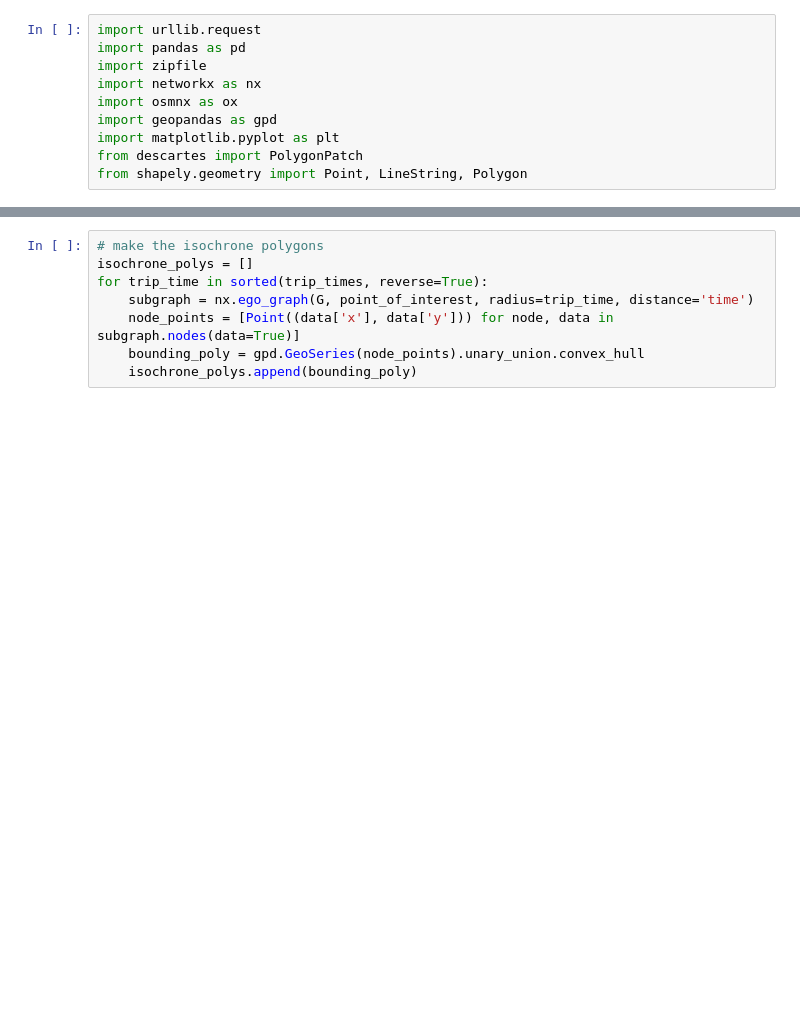
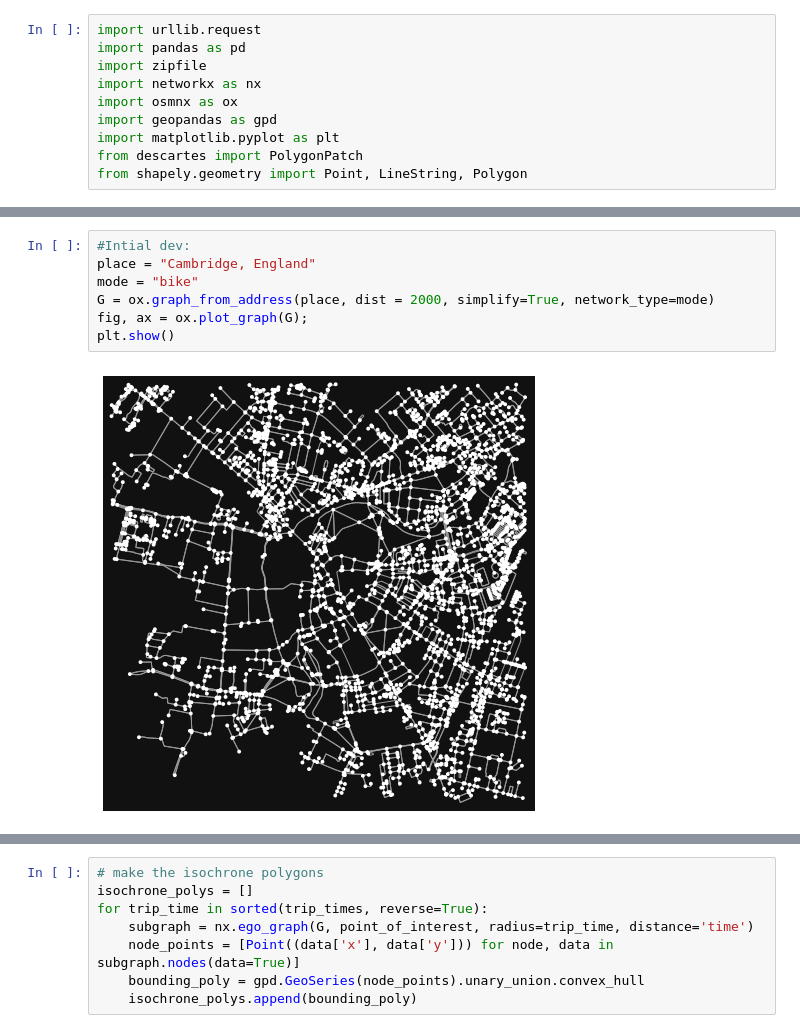
Before and after one commit to nhsx/nhs_time_of_travel, a Jupyter notebook: development_code.ipynb, the cells around one changed output, grey strips where cells are left out. Cells and saved outputs as stored; diff of their text form; blank space fills up the shorter version.

```diff
--- a/development_code.ipynb
+++ b/development_code.ipynb
@@ -18 +35,10 @@ from shapely.geometry import Point, LineString, Polygon
+# %%
+#Intial dev:
+place = "Cambridge, England"
+mode = "bike"
+G = ox.graph_from_address(place, dist = 2000, simplify=True, network_type=mode)
+fig, ax = ox.plot_graph(G);
+plt.show()
+# %% [output]
+[figure, added]
 # %%
```
Also changed, not shown: parts of 10 cells of this notebook, 3 other files.
